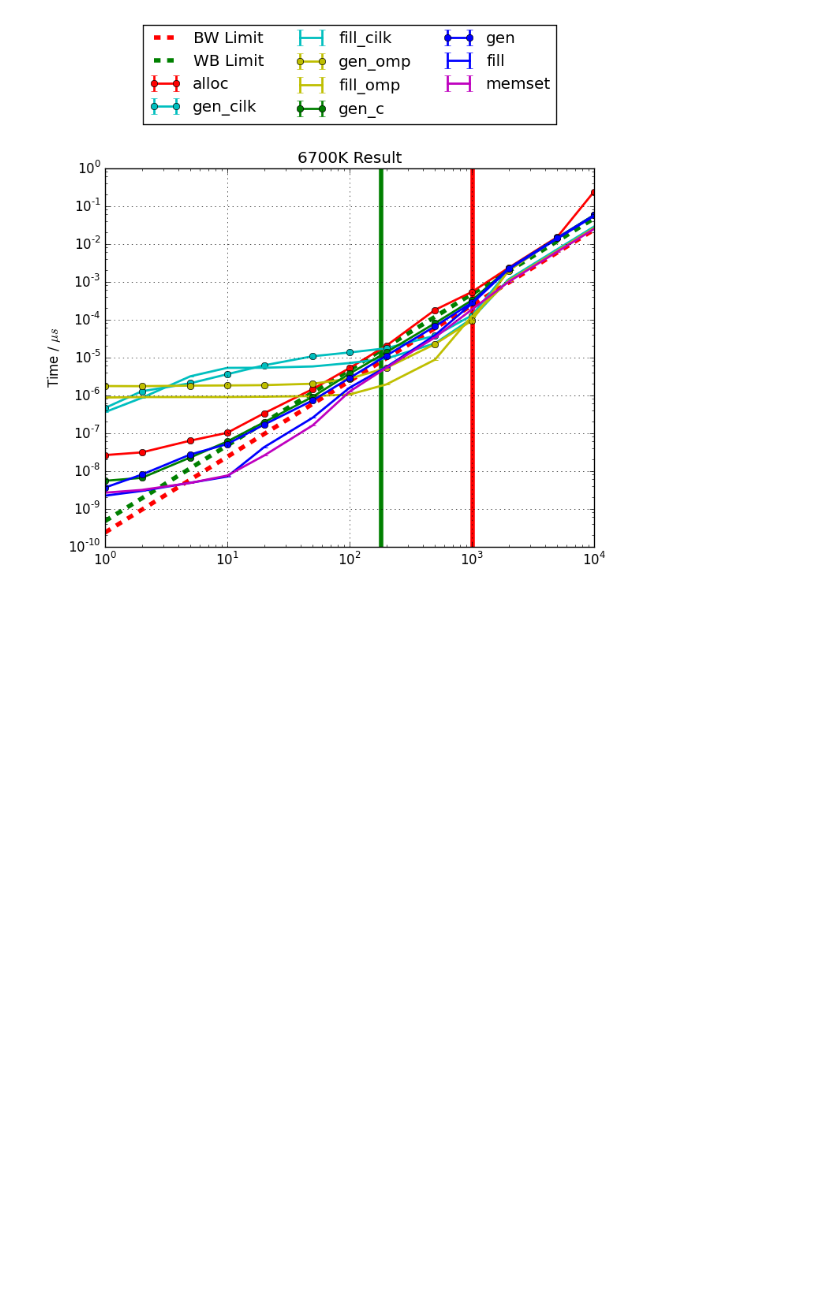
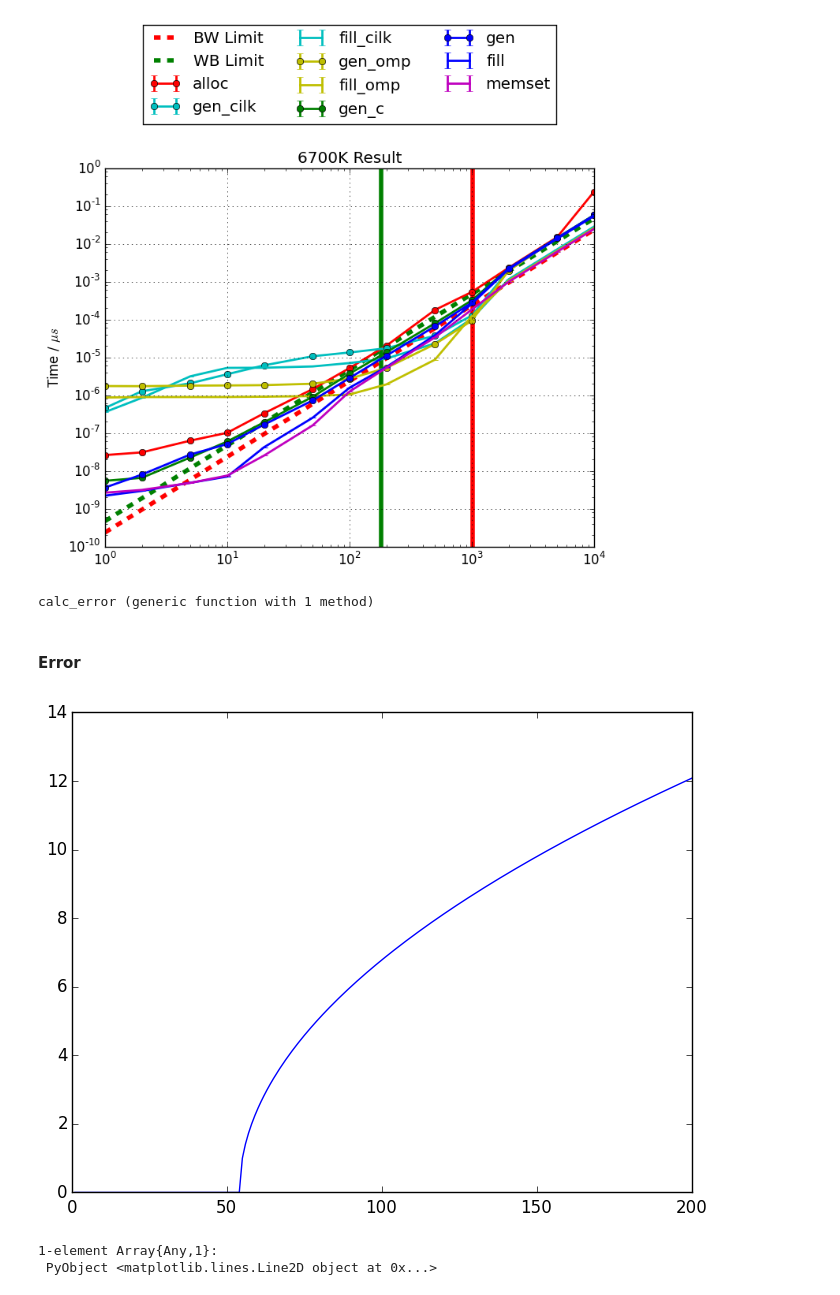
Before and after one commit to yuyichao/am-205, a Jupyter notebook: psets/pset2/Problem_6.ipynb, the cells around one changed output. Drawn from its saved outputs; the diff is of its cells as text; code cells hidden in the pictures; blank space fills up the shorter version.

```diff
--- a/psets/pset2/Problem_6.ipynb
+++ b/psets/pset2/Problem_6.ipynb
@@ -130,3 +140,22 @@ title("6700K Result")
 grid()
 # %% [output]
 [figure]
+# %%
+function calc_error(n)
+    G = generate_g(n)
+    b = G * ones(n)
+    norm(G \ b - 1)
+end
+# %% [output]
+calc_error (generic function with 1 method)
+# %%
+ns = 1:200
+es = [calc_error(n) for n in 1:200];
+# %% [markdown]
+#### Error
+# %%
+plot(ns, es)
+# %% [output]
+[figure, added]
+1-element Array{Any,1}:
+ PyObject <matplotlib.lines.Line2D object at 0x...>
```
Also changed, not shown: parts of 2 cells of this notebook.
